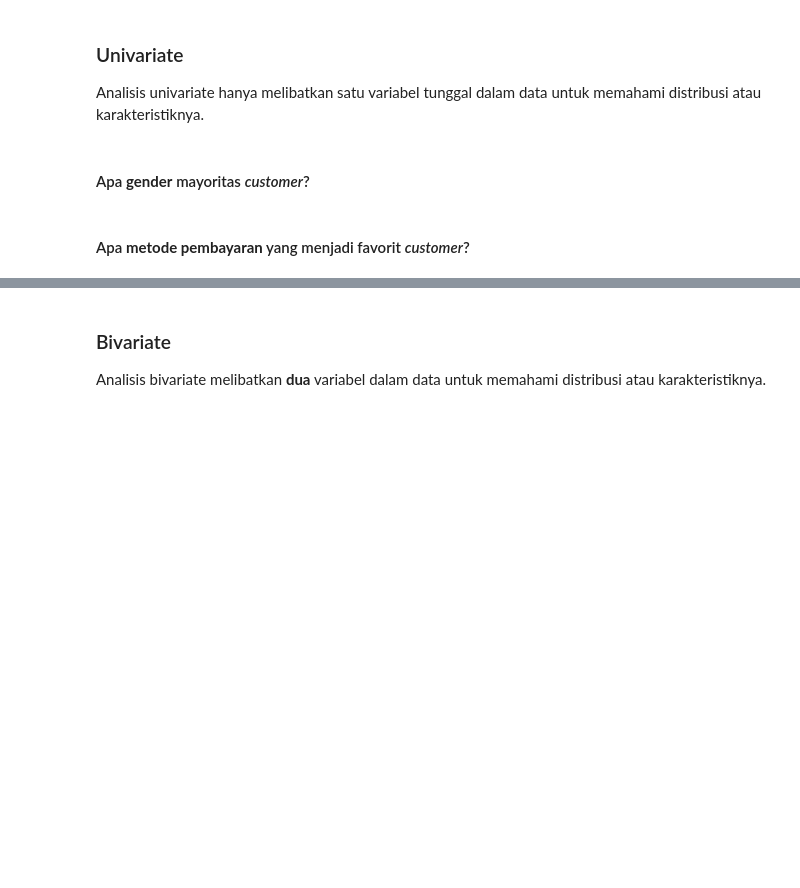
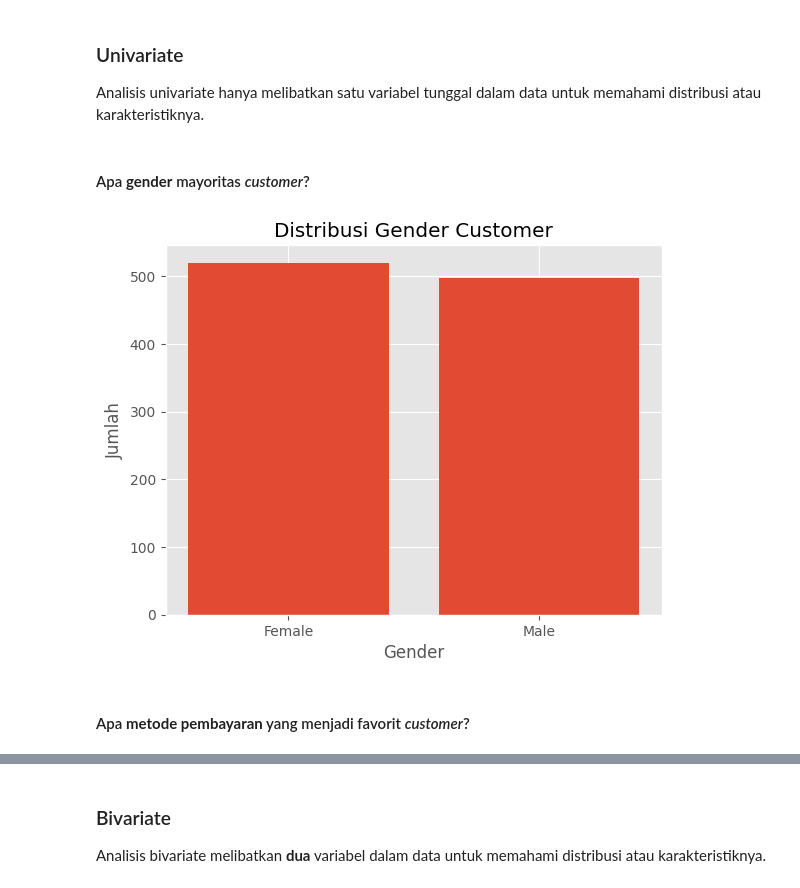
Before and after one commit to SulthanAbiyyu/mini-bootcamp-bcc-2023, a Jupyter notebook: day1.ipynb, the cells around one changed output, grey strips where cells are left out. Saved outputs shown, nothing was run; the diff lists cells and outputs as text; code cells hidden in the pictures; blank space fills up the shorter version.

```diff
--- a/day1.ipynb
+++ b/day1.ipynb
@@ -651,6 +651,17 @@ Tahap analisis data dengan tujuan untuk memahami karakteristik, pola dan hubunga
 
 Analisis univariate hanya melibatkan satu variabel tunggal dalam data untuk memahami distribusi atau karakteristiknya.
 # %% [markdown]
-#### Apa **gender** mayoritas *customer*?
+#### Apa **gender** mayoritas _customer_?
+# %%
+x = data['Gender'].unique()
+y = data['Gender'].value_counts()
+
+plt.bar(x, y)
+plt.xlabel("Gender")
+plt.ylabel("Jumlah")
+plt.title("Distribusi Gender Customer")
+plt.show()
+# %% [output]
+[figure, added]
 # %% [markdown]
-#### Apa **metode pembayaran** yang menjadi favorit *customer*?
+#### Apa **metode pembayaran** yang menjadi favorit _customer_?
```
Also changed, not shown: parts of 10 cells of this notebook.
